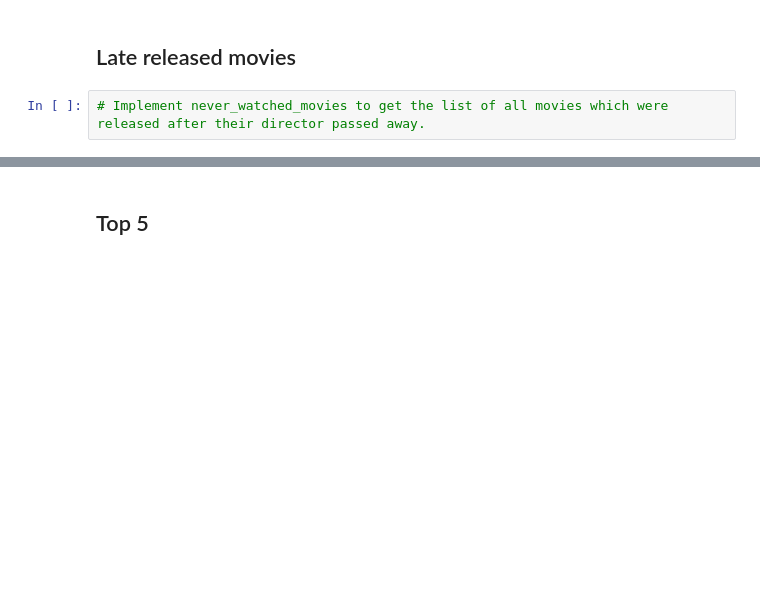
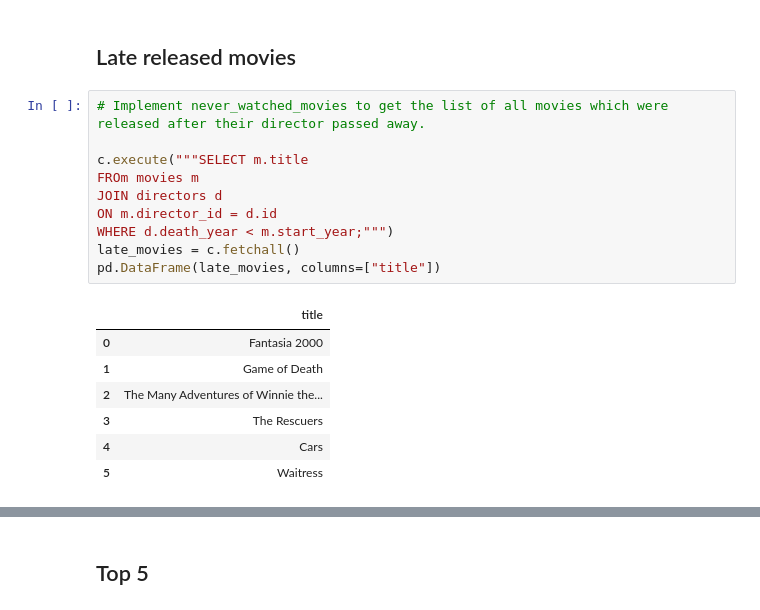
Before and after one commit to FriedaTims-Jansma/Le-Wagon-Career-Week-Challenge, a Jupyter notebook: notebooks/SQLmovie/SQL_Notebook_Movies.ipynb, the cells around one changed output, grey strips where cells are left out. Drawn from its saved outputs; the diff is of its cells as text; blank space fills up the shorter version.

```diff
--- a/notebooks/SQLmovie/SQL_Notebook_Movies.ipynb
+++ b/notebooks/SQLmovie/SQL_Notebook_Movies.ipynb
@@ -251,4 +251,20 @@ pd.DataFrame(detailed_movies, columns=[col_names_det_movies])
 ## Late released movies
 # %%
 # Implement never_watched_movies to get the list of all movies which were released after their director passed away.
+
+c.execute("""SELECT m.title
+FROm movies m
+JOIN directors d
+ON m.director_id = d.id
+WHERE d.death_year < m.start_year;""")
+late_movies = c.fetchall()
+pd.DataFrame(late_movies, columns=["title"])
+# %% [output]
+|  | title |
+| 0 | Fantasia 2000 |
+| 1 | Game of Death |
+| 2 | The Many Adventures of Winnie the... |
+| 3 | The Rescuers |
+| 4 | Cars |
+| 5 | Waitress |
 # %% [markdown]
```
Also changed, not shown: parts of 2 cells of this notebook.
